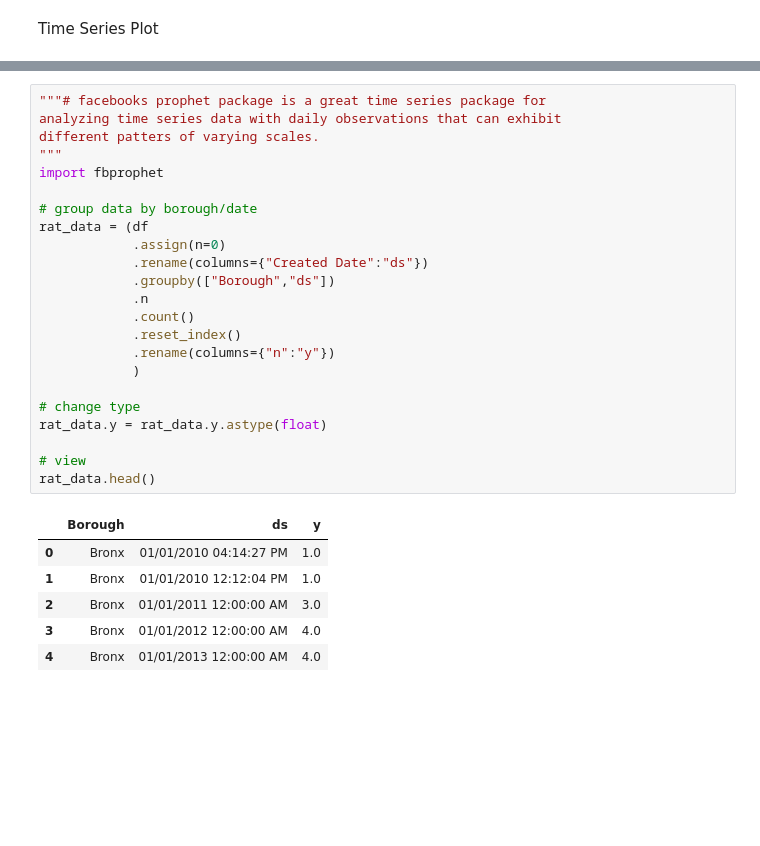
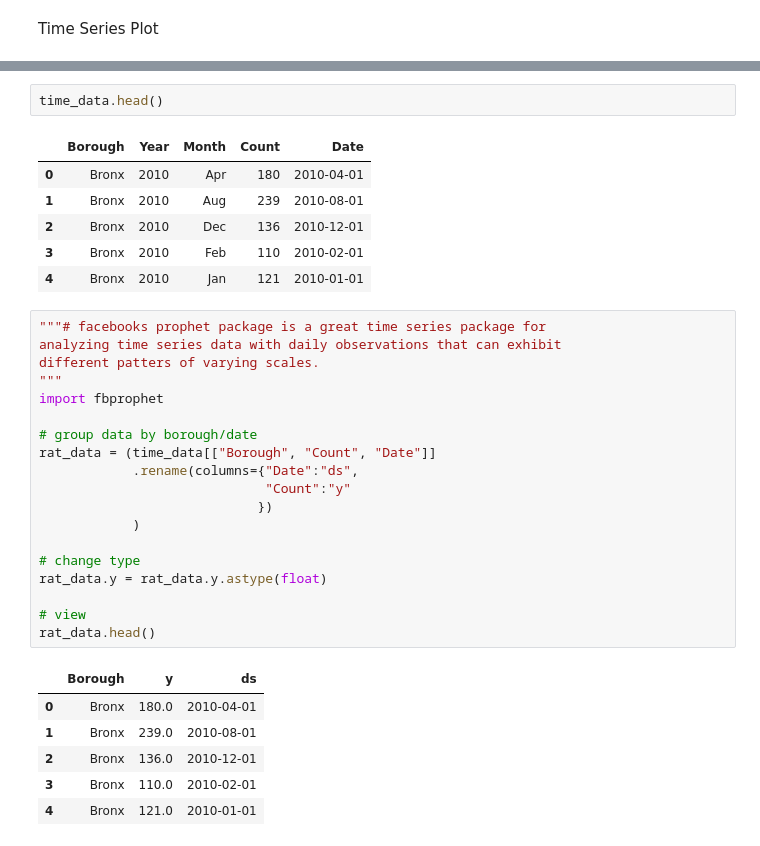
Before and after one commit to dthoma8/ratsinthecity, a Jupyter notebook: Rats in The City - Time Series Forecasting.ipynb, the cells around one changed output, grey strips where cells are left out. Cells and saved outputs as stored; diff of their text form; blank space fills up the shorter version.

```diff
--- a/Rats in The City - Time Series Forecasting.ipynb
+++ b/Rats in The City - Time Series Forecasting.ipynb
@@ -138,33 +138,38 @@ fig = dict(data=data, layout=layout)
 py.iplot(fig)
 # %% [output]
 [interactive output not drawn]
+# %%
+time_data.head()
+# %% [output]
+|  | Borough | Year | Month | Count | Date |
+| 0 | Bronx | 2010 | Apr | 180 | 2010-04-01 |
+| 1 | Bronx | 2010 | Aug | 239 | 2010-08-01 |
+| 2 | Bronx | 2010 | Dec | 136 | 2010-12-01 |
+| 3 | Bronx | 2010 | Feb | 110 | 2010-02-01 |
+| 4 | Bronx | 2010 | Jan | 121 | 2010-01-01 |
 # %%
 """# facebooks prophet package is a great time series package for
 analyzing time series data with daily observations that can exhibit
 different patters of varying scales.
 """
 import fbprophet
 
 # group data by borough/date
-rat_data = (df
-            .assign(n=0)
-            .rename(columns={"Created Date":"ds"})
-            .groupby(["Borough","ds"])
-            .n
-            .count()
-            .reset_index()
-            .rename(columns={"n":"y"})
+rat_data = (time_data[["Borough", "Count", "Date"]]
+            .rename(columns={"Date":"ds",
+                             "Count":"y"
+                            })
             )
 
 # change type
 rat_data.y = rat_data.y.astype(float)
 
 # view
 rat_data.head()
 # %% [output]
-|  | Borough | ds | y |
-| 0 | Bronx | 01/01/2010 04:14:27 PM | 1.0 |
-| 1 | Bronx | 01/01/2010 12:12:04 PM | 1.0 |
-| 2 | Bronx | 01/01/2011 12:00:00 AM | 3.0 |
-| 3 | Bronx | 01/01/2012 12:00:00 AM | 4.0 |
-| 4 | Bronx | 01/01/2013 12:00:00 AM | 4.0 |
+|  | Borough | y | ds |
+| 0 | Bronx | 180.0 | 2010-04-01 |
+| 1 | Bronx | 239.0 | 2010-08-01 |
+| 2 | Bronx | 136.0 | 2010-12-01 |
+| 3 | Bronx | 110.0 | 2010-02-01 |
+| 4 | Bronx | 121.0 | 2010-01-01 |
```
Also changed, not shown: parts of 17 cells of this notebook.
